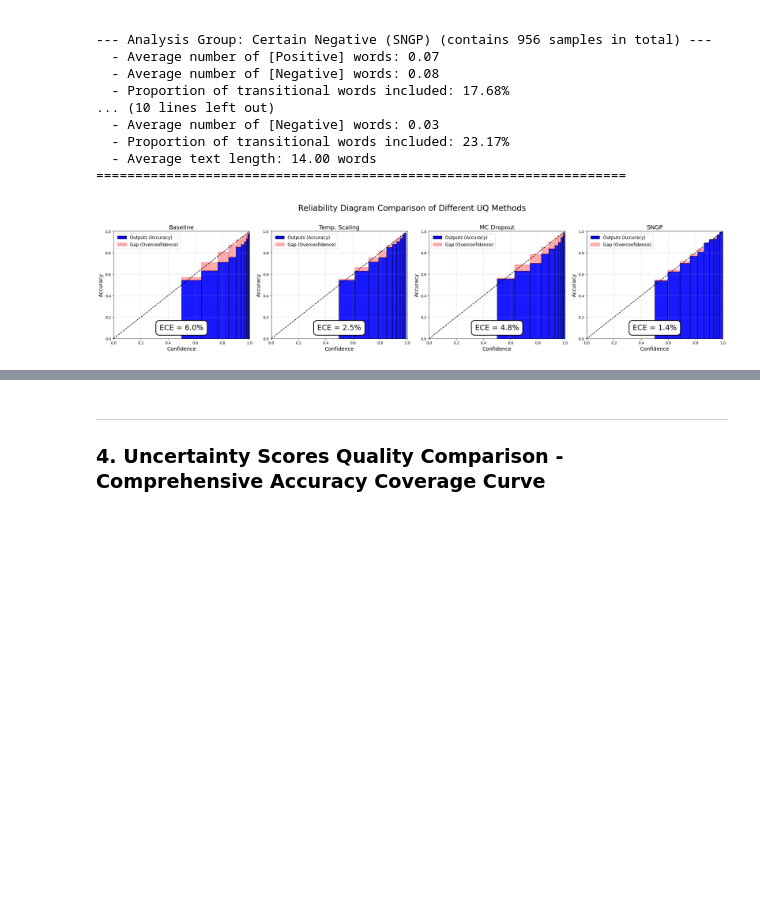
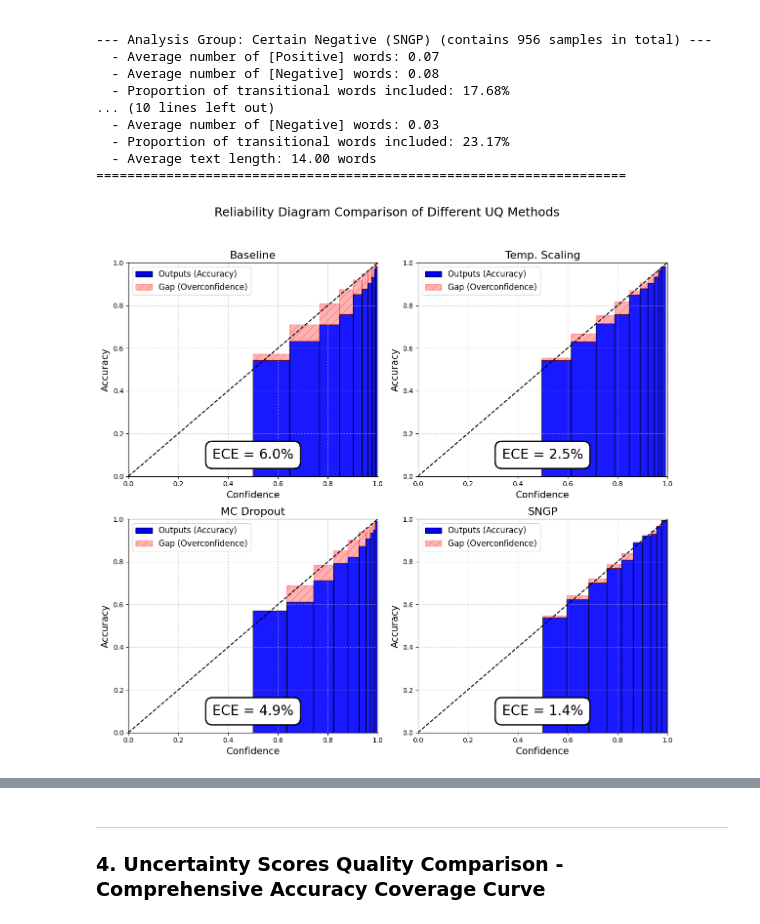
Before and after one commit to YoloYao/Uncertainty-Sentiment-Analysis, a Jupyter notebook: notebooks/3_analysis_visualization.ipynb, the cells around one changed output, grey strips where cells are left out. Saved outputs shown, nothing was run; the diff lists cells and outputs as text; code cells hidden in the pictures; blank space fills up the shorter version.

Commit message:
Update visualization

```diff
--- a/notebooks/3_analysis_visualization.ipynb
+++ b/notebooks/3_analysis_visualization.ipynb
@@ -331,26 +331,27 @@ config.analyze_features_by_group(
 # %%
 import matplotlib.pyplot as plt
 from src.uncertainty.temperature_scaling import plot_reliability_diagram_final
 
 # --- 1. Create a 1x4 subgraph layout and loop through the drawing process ---
 methods_to_plot = ["Baseline", "Temp. Scaling", "MC Dropout", "SNGP"]
-fig, axes = plt.subplots(1, len(methods_to_plot), figsize=(24, 6))
+fig, axes = plt.subplots(2, 2, figsize=(12, 12))
 
 # Loop through each method and plot on the corresponding subgraph
 for i, method_name in enumerate(methods_to_plot):
     probs = results_probs[method_name]
+    ax = axes[i // 2, i % 2]
     plot_reliability_diagram_final(
-        axes[i],
+        ax,  # Pass the correct subplot axis
         probs,
         y_true,
         method_name
     )
 
-fig.suptitle("Reliability Diagram Comparison of Different UQ Methods", fontsize=22)
+fig.suptitle("Reliability Diagram Comparison of Different UQ Methods", fontsize=18)
 plt.tight_layout(rect=[0, 0.03, 1, 0.95])
 plt.show()
 # %% [output]
-[figure, old version]
+[figure, new version]
 # %%
 import numpy as np
 import matplotlib.pyplot as plt
```
Also changed, not shown: parts of 6 cells of this notebook.
